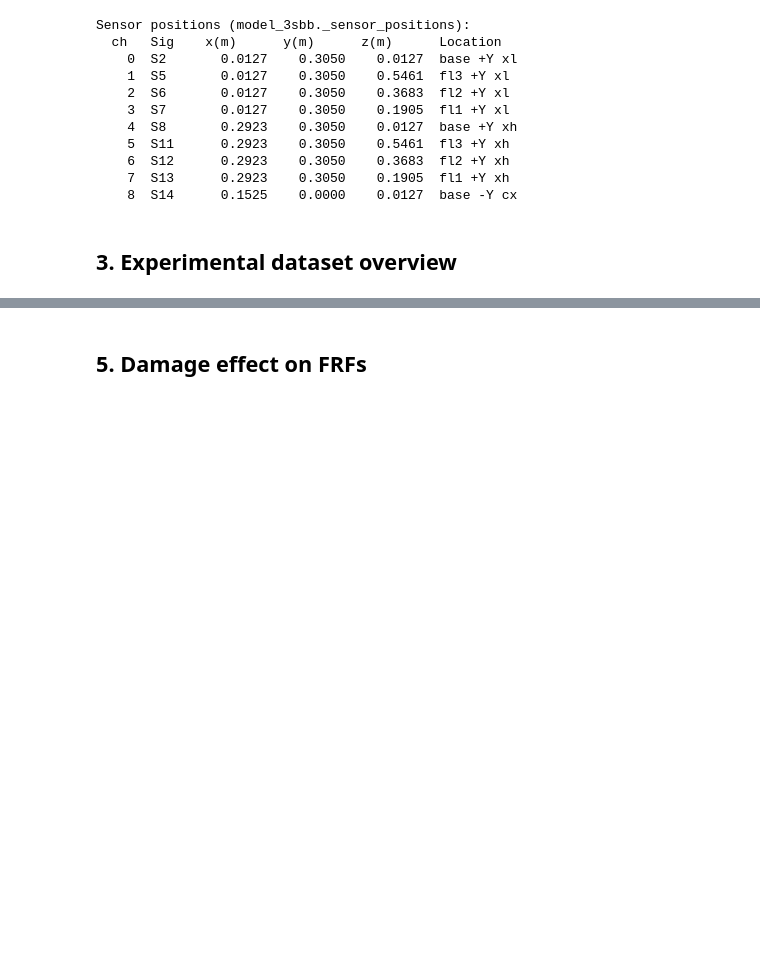
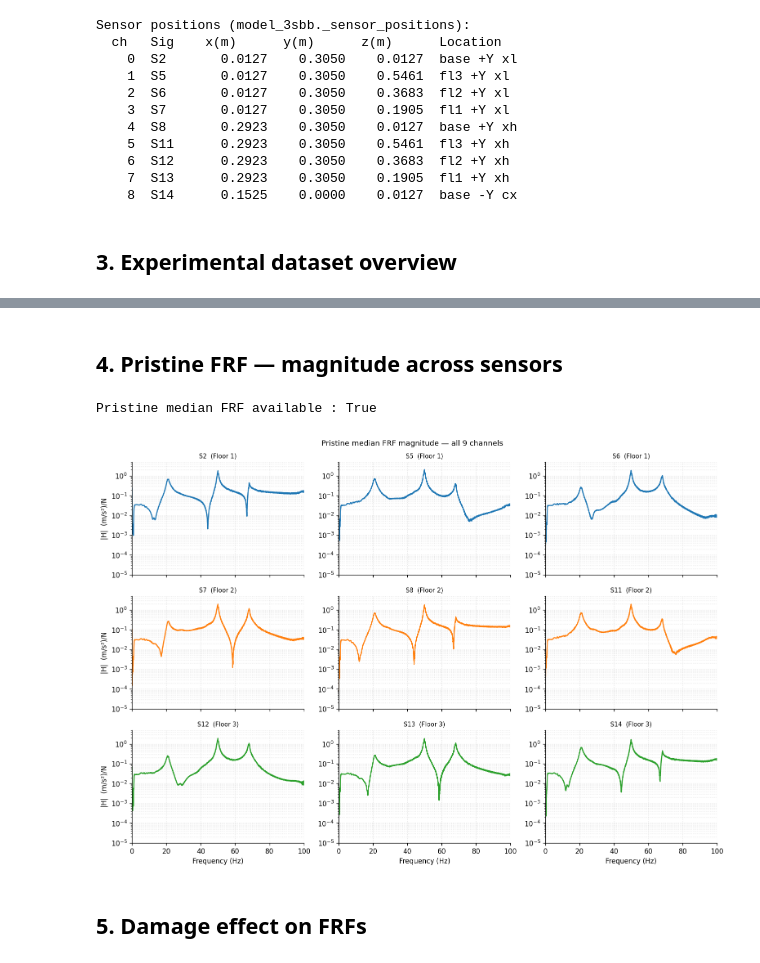
Before and after one commit to grcarmenaty/PhD_LANL, a Jupyter notebook: 3SBB_exploration.ipynb, the cells around one changed output, grey strips where cells are left out. Cells and saved outputs as stored; diff of their text form; code cells hidden in the pictures; blank space fills up the shorter version.

```diff
--- a/3SBB_exploration.ipynb
+++ b/3SBB_exploration.ipynb
@@ -331,3 +299,38 @@ Pristine measurements : 382
+# %% [markdown]
+## 4. Pristine FRF — magnitude across sensors
+# %%
+SIG_LABELS = [f'S{n}' for n in [2, 5, 6, 7, 8, 11, 12, 13, 14]]
+FLOOR_COLS = ['tab:blue', 'tab:orange', 'tab:green']
+FLOOR_SIG  = [[0,1,2], [3,4,5], [6,7,8]]
+
+def get_exp_case(case_name):
+    idx = exp_lmap.get(case_name)
+    if idx is None:
+        return None
+    return exp_data[exp_labels == idx]
+
+pristine_H = get_exp_case('Pristine')
+print(f'Pristine median FRF available : {pristine_H is not None and len(pristine_H) > 0}')
+
+fig, axes = plt.subplots(3, 3, figsize=(13, 9), sharex=True)
+for fi, chans in enumerate(FLOOR_SIG):
+    for ci, ch in enumerate(chans):
+        ax  = axes[fi][ci]
+        col = FLOOR_COLS[fi]
+        med = np.abs(pristine_H[0, :, ch])
+        ax.semilogy(exp_freq, med, color=col, lw=1.6, label='|H| (median)')
+        ax.set_title(f'{SIG_LABELS[ch]}  (Floor {fi+1})', fontsize=9)
+        ax.set_ylim(1e-5, 5); ax.set_xlim(0, 100)
+        ax.grid(True, which='both', ls=':', alpha=0.4)
+        if fi == 2: ax.set_xlabel('Frequency (Hz)')
+        if ci == 0: ax.set_ylabel('|H|  (m/s²)/N')
+
+fig.suptitle('Pristine median FRF magnitude — all 9 channels', fontsize=11)
+plt.tight_layout()
+plt.show()
+# %% [output]
+Pristine median FRF available : True
+[figure, added]
 # %% [markdown]
 ## 5. Damage effect on FRFs
 # %%
```
Also changed, not shown: parts of 19 cells of this notebook.
